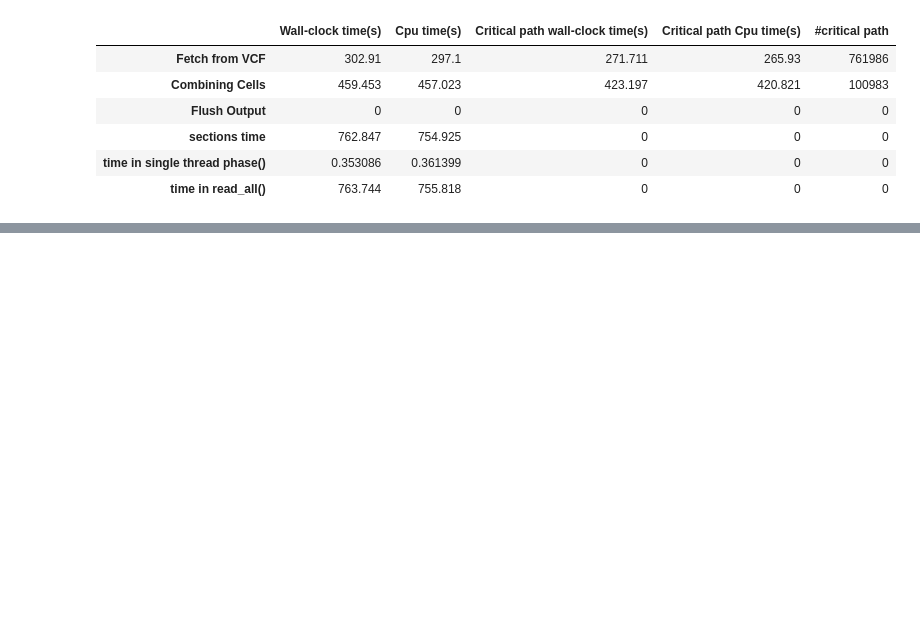
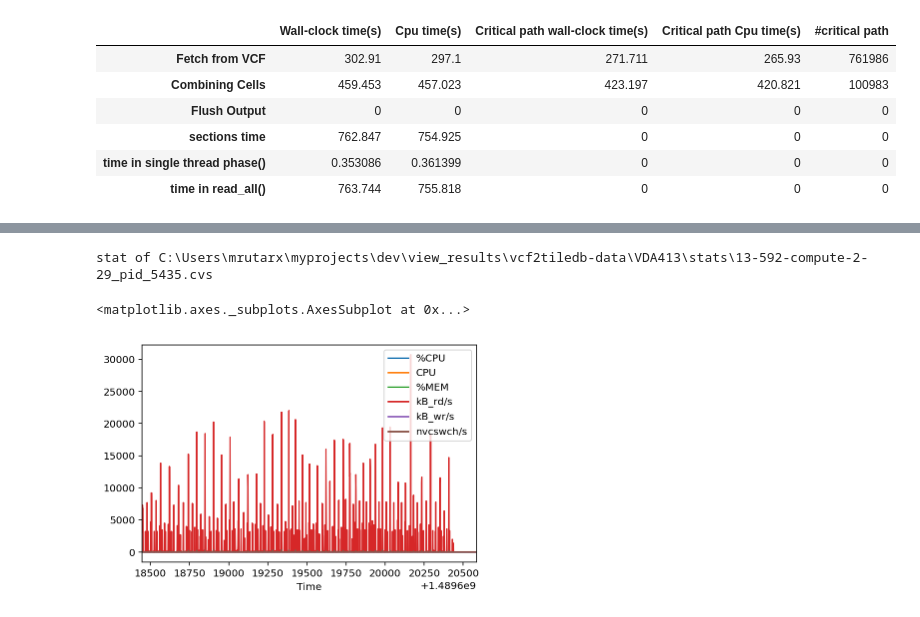
Before and after one commit to mingrutar/GenomicsLoaderConfigCreator, a Jupyter notebook: view_results/View Genomics Data Loading Results.ipynb, the cells around one changed output, grey strips where cells are left out. Drawn from its saved outputs; the diff is of its cells as text; code cells hidden in the pictures; blank space fills up the shorter version.

```diff
--- a/view_results/View Genomics Data Loading Results.ipynb
+++ b/view_results/View Genomics Data Loading Results.ipynb
@@ -108,5 +110,9 @@ stat of C:\Users\mrutarx\myprojects\dev\view_results\run_19\stats\19-139-compute
 # %%
 fn = stat_files[1][0]
 print("stat of %s" % fn)
 fproc_stat = pd.DataFrame.from_csv(fn)
-proc_stat.plot()
+fproc_stat.plot()
+# %% [output]
+stat of C:\Users\mrutarx\myprojects\dev\view_results\vcf2tiledb-data\VDA413\stats\13-592-compute-2-29_pid_5435.cvs
+<matplotlib.axes._subplots.AxesSubplot at 0x...>
+[figure, added]
```
Also changed, not shown: parts of 8 cells of this notebook, 1 other file.
